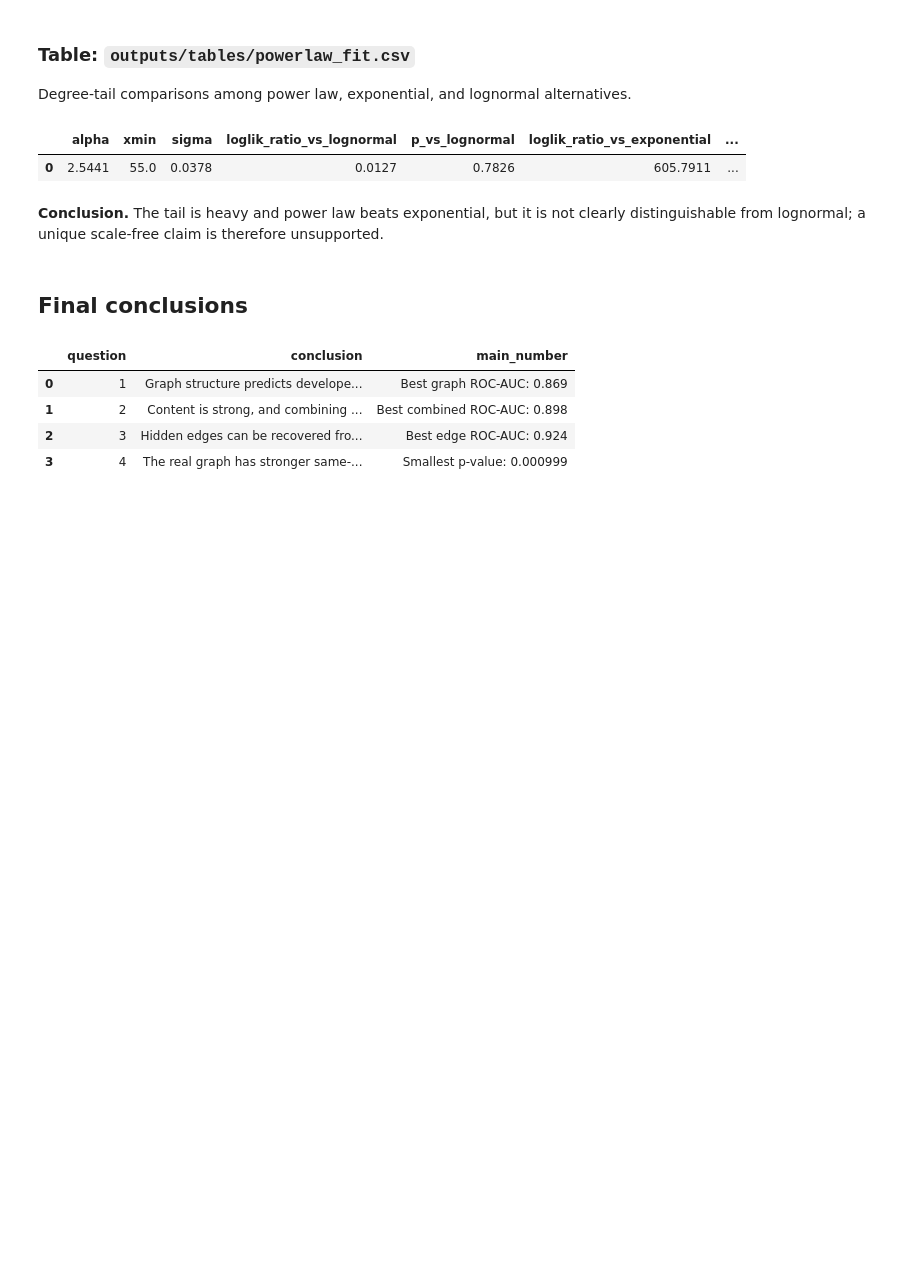
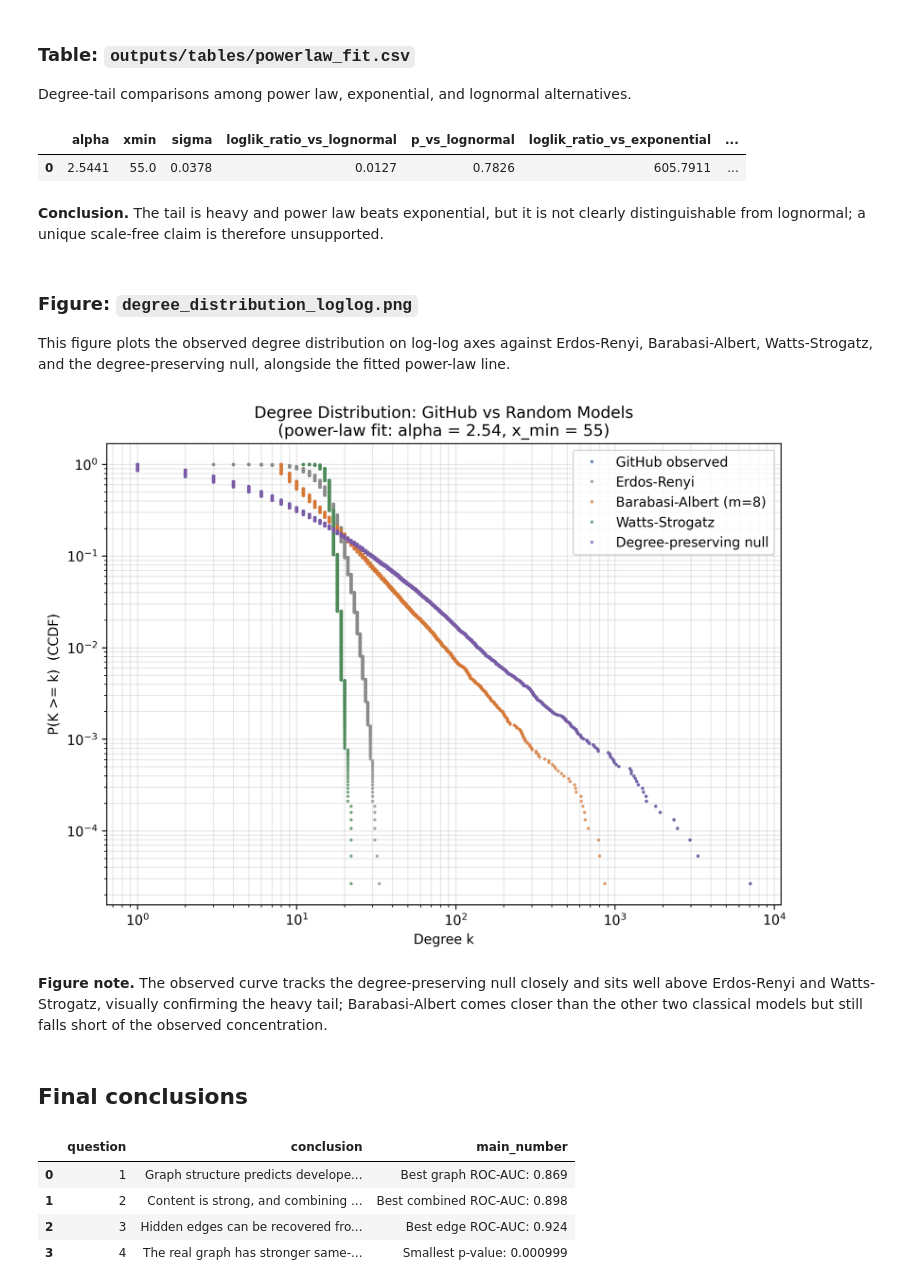
Before and after one commit to OfirAtias/github-social-network, a Jupyter notebook: notebooks/08_null_models_results_and_research_answers.ipynb, the cells around one changed output. Saved outputs shown, nothing was run; the diff lists cells and outputs as text; code cells hidden in the pictures; blank space fills up the shorter version.

```diff
--- a/notebooks/08_null_models_results_and_research_answers.ipynb
+++ b/notebooks/08_null_models_results_and_research_answers.ipynb
@@ -516,6 +516,17 @@ display(tail_fit.round(4))
 | 0 | 2.5441 | 55.0 | 0.0378 | 0.0127 | 0.7826 | 605.7911 | ... |
 # %% [markdown]
 **Conclusion.** The tail is heavy and power law beats exponential, but it is not clearly distinguishable from lognormal; a unique scale-free claim is therefore unsupported.
+# %% [markdown]
+<h3>Figure: <code>degree_distribution_loglog.png</code></h3>
+
+This figure plots the observed degree distribution on log-log axes against Erdos-Renyi, Barabasi-Albert, Watts-Strogatz, and the degree-preserving null, alongside the fitted power-law line.
+# %%
+from IPython.display import Image, display
+display(Image(filename=str(ROOT / 'outputs/figures/degree_distribution_loglog.png')))
+# %% [output]
+[figure, added]
+# %% [markdown]
+**Figure note.** The observed curve tracks the degree-preserving null closely and sits well above Erdos-Renyi and Watts-Strogatz, visually confirming the heavy tail; Barabasi-Albert comes closer than the other two classical models but still falls short of the observed concentration.
 # %% [markdown]
 <h2>Final conclusions</h2>
 # %%
```
Also changed, not shown: parts of 1 cell of this notebook, 4 other files.
